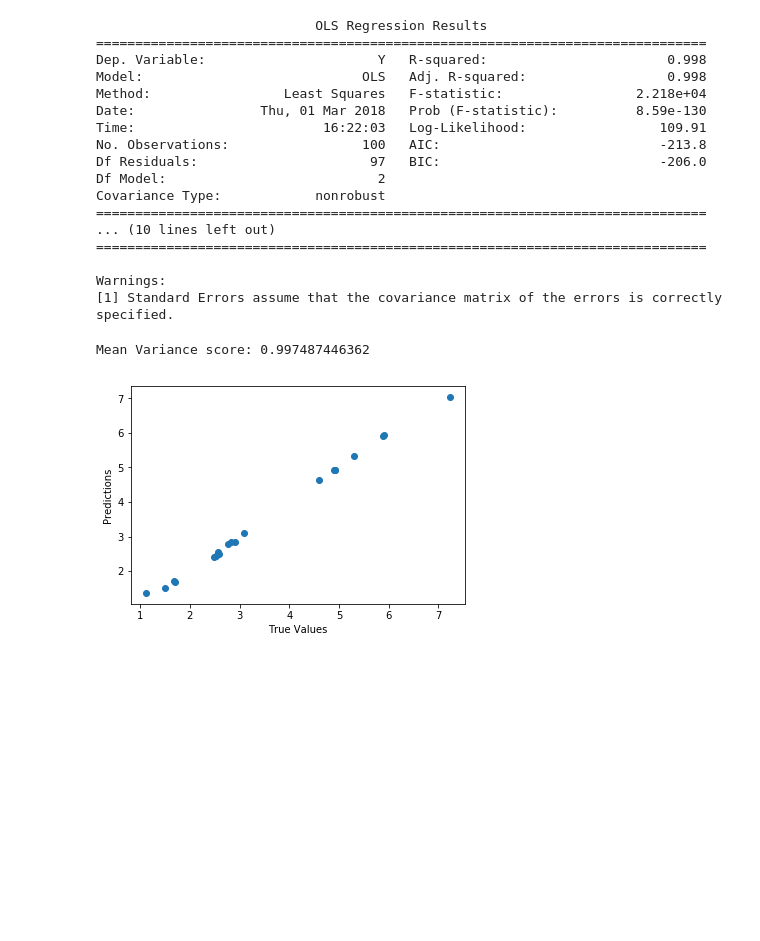
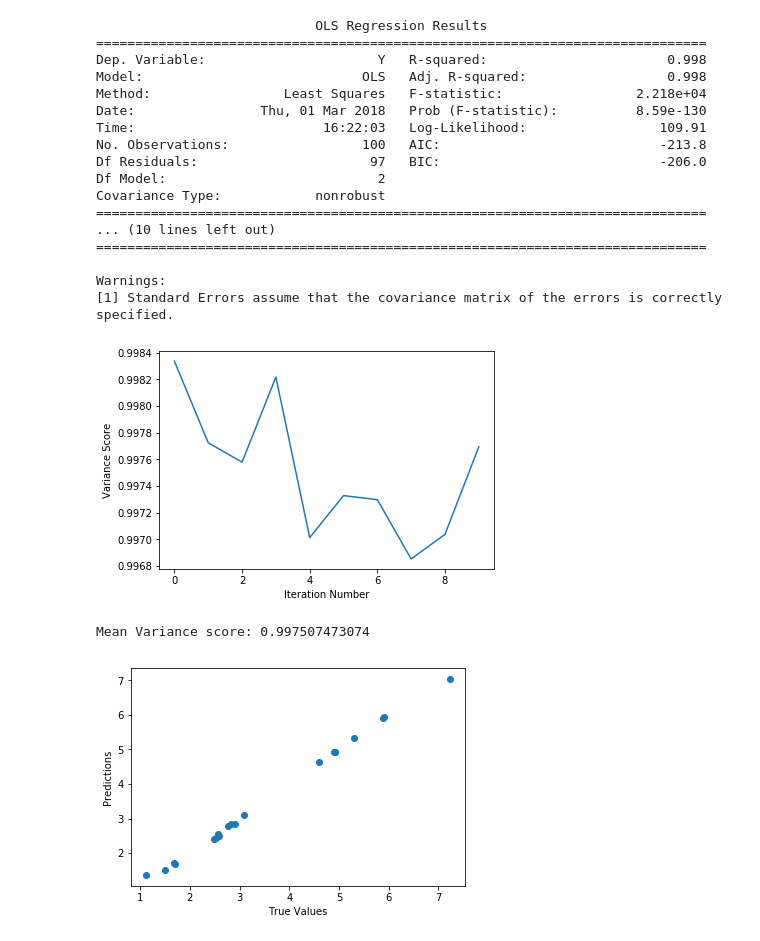
Before and after one commit to gviveka/TTI-Challenge, a Jupyter notebook: Programming/Programming_Part1.ipynb, the cells around one changed output. Cells and saved outputs as stored; diff of their text form; code cells hidden in the pictures; blank space fills up the shorter version.

```diff
--- a/Programming/Programming_Part1.ipynb
+++ b/Programming/Programming_Part1.ipynb
@@ -85,17 +103,25 @@ Covariance Type:            nonrobust
 Warnings:
 [1] Standard Errors assume that the covariance matrix of the errors is correctly specified.
 # %%
+#Most of the variation in Y explained by X^2 as can be observed from R-squared value
+
+# Perform random split validation for performance Metrix
+
 from sklearn.model_selection import train_test_split
 var_score=[]
 for i in range(10):
     Train,Test = train_test_split(programming, test_size=0.2)
     model = smf.ols(formula='Y ~ X+X2', data=Train).fit()
     predictions=model.predict(Test)
     # Explained variance score: 1 is perfect prediction
     var_score.append(r2_score(Test.Y, predictions))
 
-
+plt.plot(var_score)
+plt.xlabel('Iteration Number')
+plt.ylabel('Variance Score')
+plt.show()
 print('Mean Variance score:', sum(var_score)/10)
 # %% [output]
+[figure, added]
-Mean Variance score: 0.997487446362
+Mean Variance score: 0.997507473074
 # %%
```
Also changed, not shown: parts of 8 cells of this notebook.
